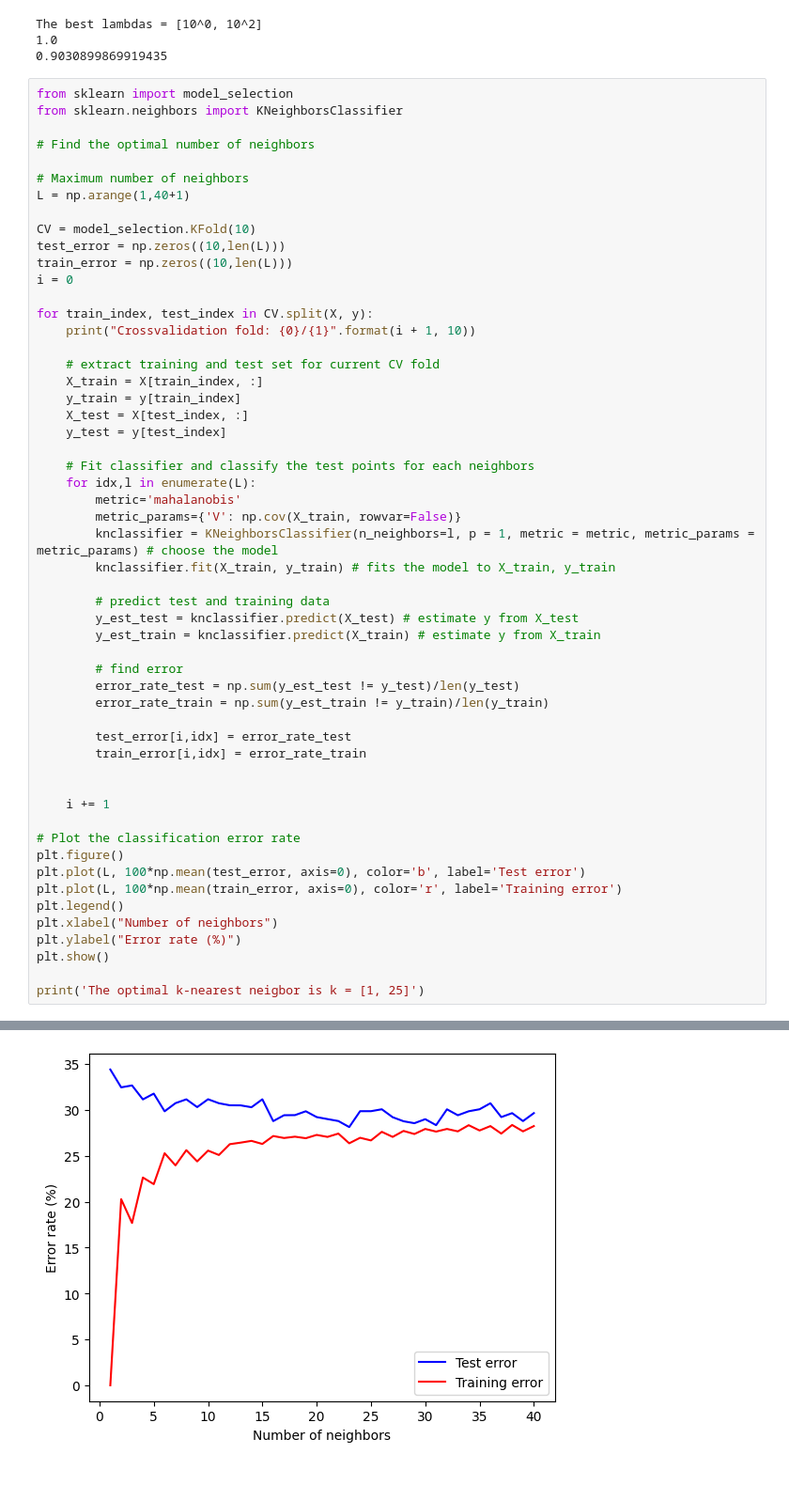
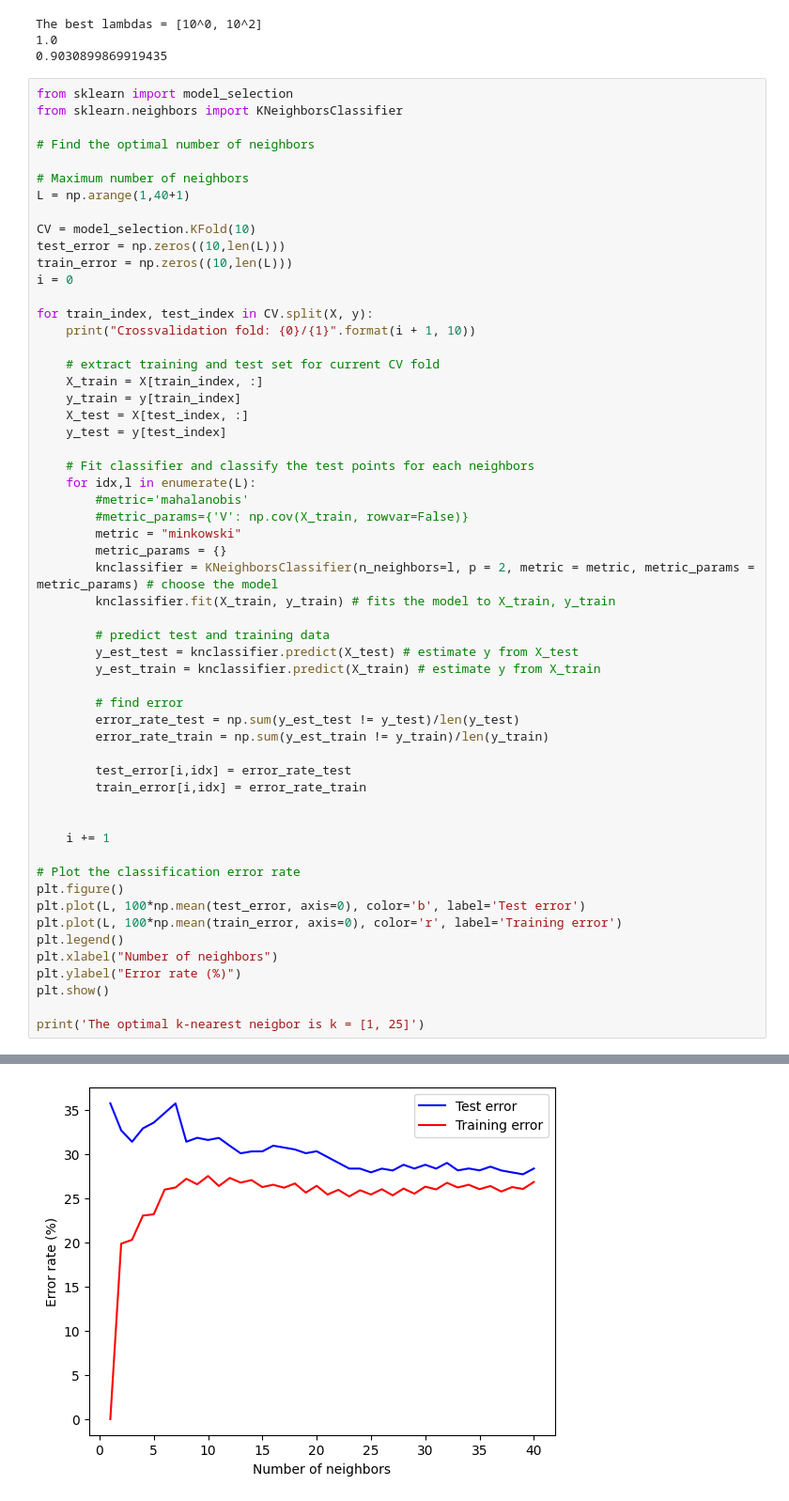
Before and after one commit to KostyalBalint/Intro-to-MI-Project_1, a Jupyter notebook: classification.ipynb, the cells around one changed output, grey strips where cells are left out. Shown at 94% size. Saved outputs shown, nothing was run; the diff lists cells and outputs as text.

```diff
--- a/classification.ipynb
+++ b/classification.ipynb
@@ -127,9 +127,11 @@ for train_index, test_index in CV.split(X, y):
 
     # Fit classifier and classify the test points for each neighbors
     for idx,l in enumerate(L):
-        metric='mahalanobis'
-        metric_params={'V': np.cov(X_train, rowvar=False)}
-        knclassifier = KNeighborsClassifier(n_neighbors=l, p = 1, metric = metric, metric_params = metric_params) # choose the model
+        #metric='mahalanobis'
+        #metric_params={'V': np.cov(X_train, rowvar=False)}
+        metric = "minkowski"
+        metric_params = {}
+        knclassifier = KNeighborsClassifier(n_neighbors=l, p = 2, metric = metric, metric_params = metric_params) # choose the model
         knclassifier.fit(X_train, y_train) # fits the model to X_train, y_train
 
         # predict test and training data
@@ -140,34 +142,34 @@ for train_index, test_index in CV.split(X, y):
         error_rate_test = np.sum(y_est_test != y_test)/len(y_test)
         error_rate_train = np.sum(y_est_train != y_train)/len(y_train)
 
         test_error[i,idx] = error_rate_test
         train_error[i,idx] = error_rate_train
 
 
     i += 1
 
 # Plot the classification error rate
 plt.figure()
 plt.plot(L, 100*np.mean(test_error, axis=0), color='b', label='Test error')
 plt.plot(L, 100*np.mean(train_error, axis=0), color='r', label='Training error')
 plt.legend()
 plt.xlabel("Number of neighbors")
 plt.ylabel("Error rate (%)")
 plt.show()
 
 print('The optimal k-nearest neigbor is k = [1, 25]')
 # %% [output]
 Crossvalidation fold: 1/10
 Crossvalidation fold: 2/10
 Crossvalidation fold: 3/10
 Crossvalidation fold: 4/10
 Crossvalidation fold: 5/10
 Crossvalidation fold: 6/10
 Crossvalidation fold: 7/10
 Crossvalidation fold: 8/10
 Crossvalidation fold: 9/10
 Crossvalidation fold: 10/10
-[figure, old version]
+[figure, new version]
 The optimal k-nearest neigbor is k = [1, 25]
 # %%
 # Two-layer cross validation
```
Also changed, not shown: parts of 1 cell of this notebook.
